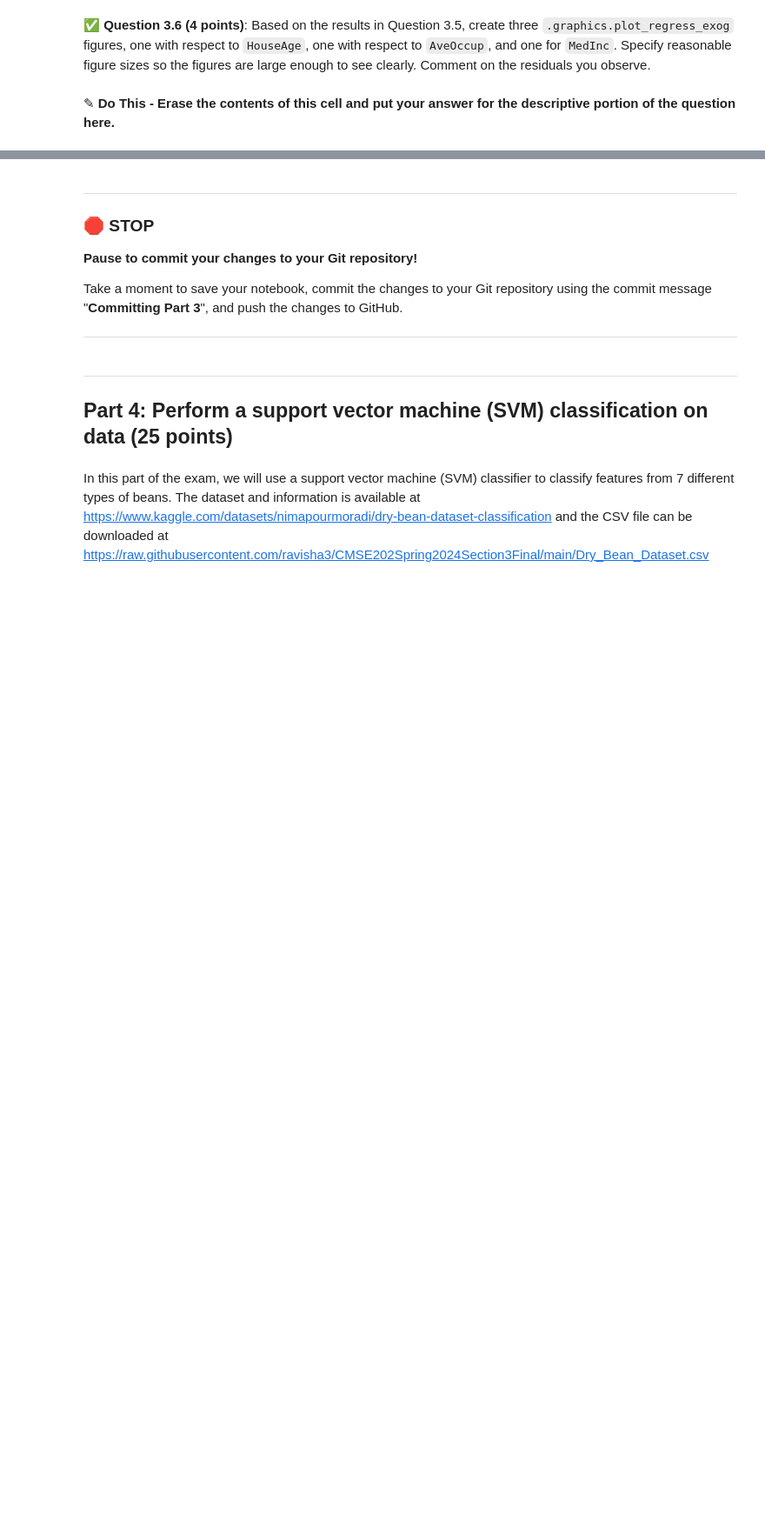
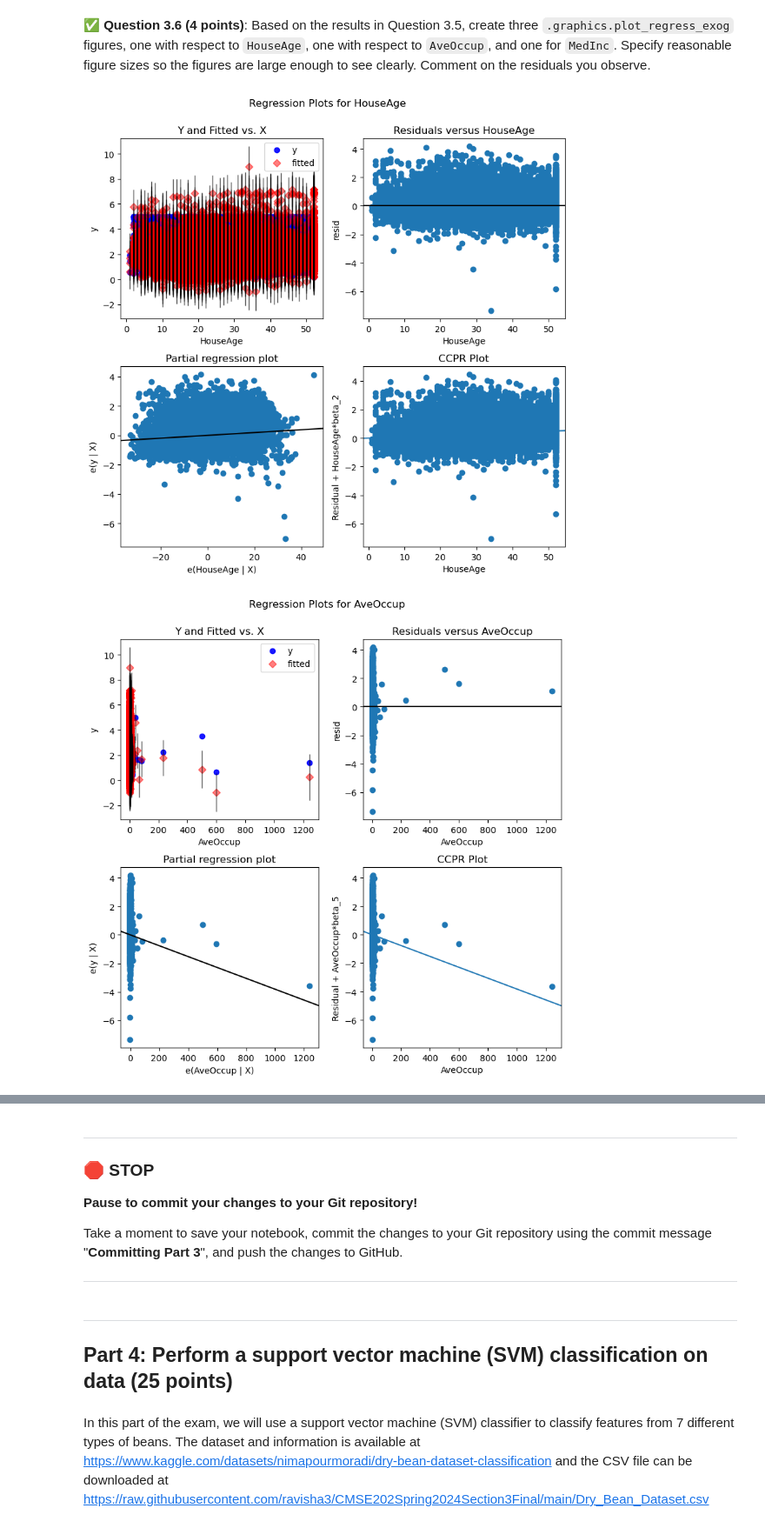
Before and after one commit to renn463/cmse202-s24-turnin, a Jupyter notebook: Final/finalexam/CMSE202-Final-Section3-STUDENT-Copy1.ipynb, the cells around one changed output, grey strips where cells are left out. Shown at 87% size. Drawn from its saved outputs; the diff is of its cells as text; code cells hidden in the pictures; blank space fills up the shorter version.

```diff
--- a/Final/finalexam/CMSE202-Final-Section3-STUDENT-Copy1.ipynb
+++ b/Final/finalexam/CMSE202-Final-Section3-STUDENT-Copy1.ipynb
@@ -188,0 +240,12 @@ data_column_names = housing.feature_names
+# %%
+### Put your code for Question 3.4 here
+import statsmodels.api as sm
+
+y = prediction_target
+x = housing
+x_with_cnst = sm.add_constant(x)
+
+model_perfect = sm.OLS(y,x_with_cnst)
+results = model_perfect.fit()
+print(results.summary())
+print(results.params)
@@ -194,0 +276,10 @@ data_column_names = housing.feature_names
+# %%
+### Put your code for Question 3.5 here
+y = prediction_target
+x = housing[["MedInc","HouseAge","AveRooms","AveBedrms","AveOccup","Latitude","Longitude"]]
+x_with_cnst = sm.add_constant(x)
+
+model_perfect = sm.OLS(y,x_with_cnst)
+results = model_perfect.fit()
+print(results.summary())
+print(results.params)
@@ -199,2 +308,13 @@ data_column_names = housing.feature_names
-# %% [markdown]
-<font size=+3>&#9998;</font> **Do This - Erase the contents of this cell and put your answer for the descriptive portion of the question here.**
+# %%
+### Put your code for Question 3.6 here
+fig = plt.figure(figsize = (8,8))
+fig = sm.graphics.plot_regress_exog(results, 'HouseAge', fig = fig)
+
+fig = plt.figure(figsize = (8,8))
+fig = sm.graphics.plot_regress_exog(results, 'AveOccup', fig = fig)
+
+fig = plt.figure(figsize = (8,8))
+fig = sm.graphics.plot_regress_exog(results, 'MedInc', fig = fig)
+# %% [output]
+[figure, added]
+[figure, added]
```
Also changed, not shown: parts of 19 cells of this notebook.
